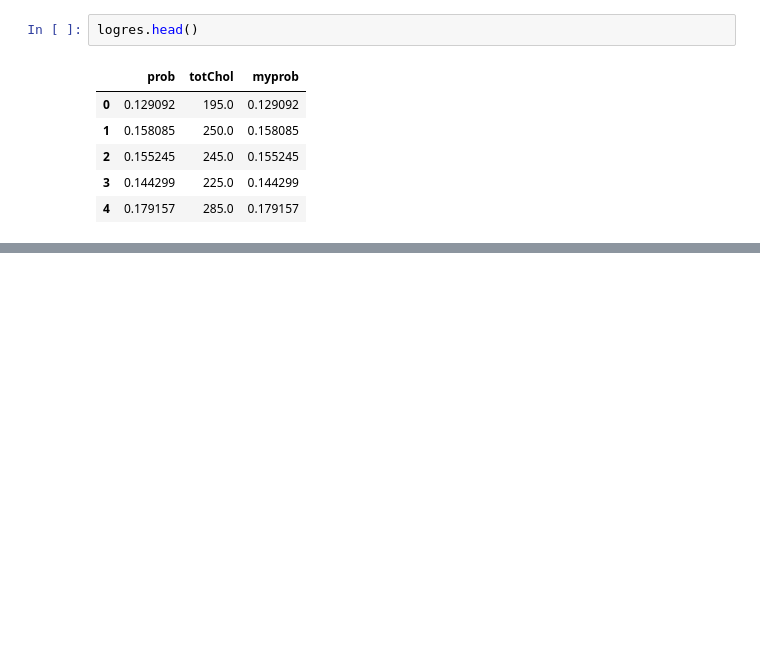
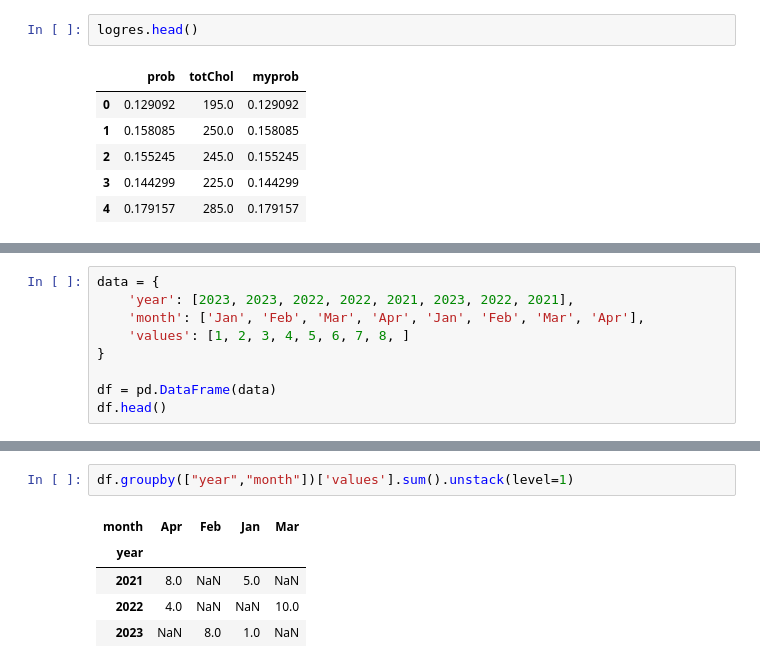
Before and after one commit to nombreinvicto/DeepLearning, a Jupyter notebook: cv_playground.ipynb, the cells around one changed output, grey strips where cells are left out. Saved outputs shown, nothing was run; the diff lists cells and outputs as text; blank space fills up the shorter version.

```diff
--- a/cv_playground.ipynb
+++ b/cv_playground.ipynb
@@ -93,0 +122,9 @@ logres.head()
+# %%
+data = {
+    'year': [2023, 2023, 2022, 2022, 2021, 2023, 2022, 2021],
+    'month': ['Jan', 'Feb', 'Mar', 'Apr', 'Jan', 'Feb', 'Mar', 'Apr'],
+    'values': [1, 2, 3, 4, 5, 6, 7, 8, ]
+}
+
+df = pd.DataFrame(data)
+df.head()
@@ -93,0 +149,8 @@ logres.head()
+# %%
+df.groupby(["year","month"])['values'].sum().unstack(level=1)
+# %% [output]
+| month | Apr | Feb | Jan | Mar |
+| year |  |  |  |  |
+| 2021 | 8.0 | NaN | 5.0 | NaN |
+| 2022 | 4.0 | NaN | NaN | 10.0 |
+| 2023 | NaN | 8.0 | 1.0 | NaN |
```
Also changed, not shown: parts of 5 cells of this notebook.
